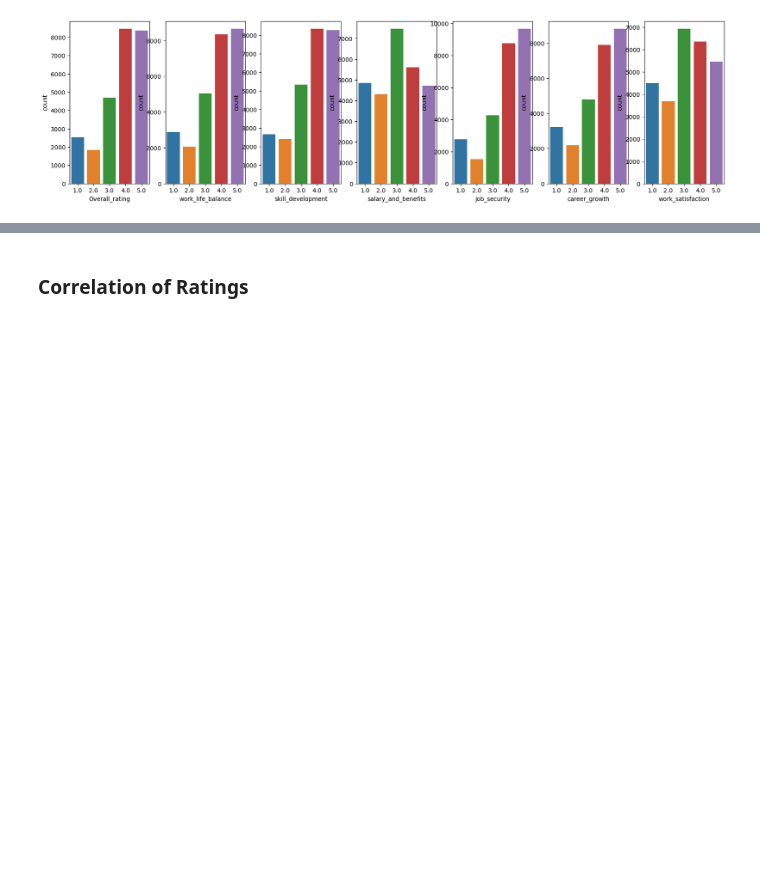
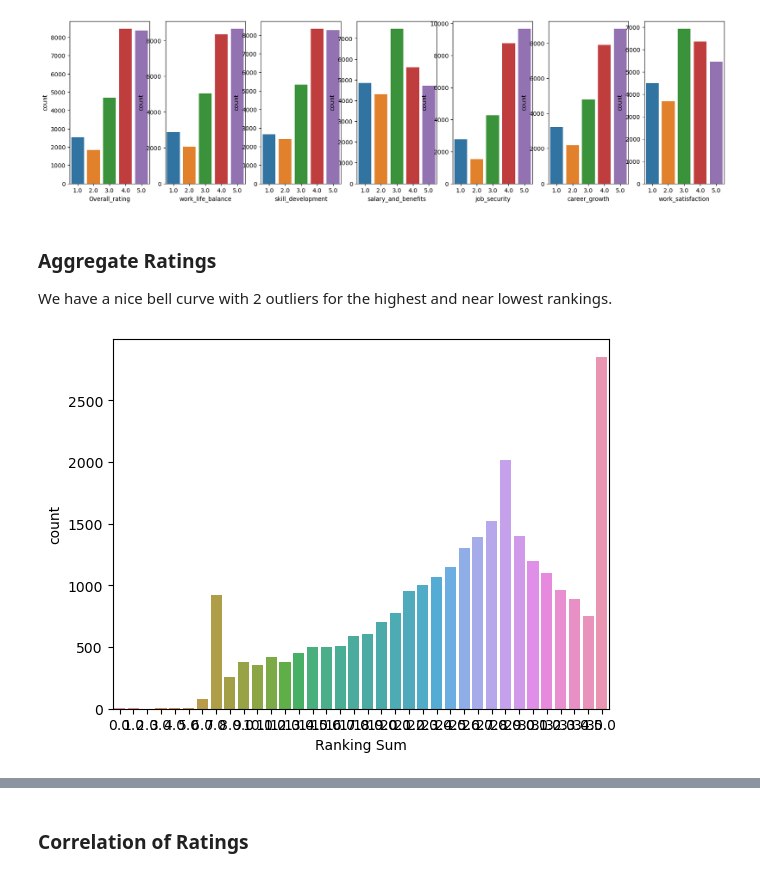
Before and after one commit to TEcjddns/UChicago_AIML_Project, a Jupyter notebook: EmployeeHappiness.ipynb, the cells around one changed output, grey strips where cells are left out. Drawn from its saved outputs; the diff is of its cells as text; code cells hidden in the pictures; blank space fills up the shorter version.

```diff
--- a/EmployeeHappiness.ipynb
+++ b/EmployeeHappiness.ipynb
@@ -129,3 +151,18 @@ for index, column in enumerate(categorical_columns):
 fig.show()
 # %% [output]
 [figure]
+# %% [markdown]
+### Aggregate Ratings
+
+We have a nice bell curve with 2 outliers for the highest and near lowest rankings.
+# %%
+import seaborn as sns
+
+categorical_columns = ['Overall_rating', 'work_life_balance', 'skill_development', 'salary_and_benefits', 'job_security', 'career_growth', 'work_satisfaction']
+
+category_total = df[categorical_columns].sum(axis=1)
+df_category_total = pd.DataFrame({'Ranking Sum': category_total})
+sns.countplot(df_category_total, x='Ranking Sum')
+fig.show()
+# %% [output]
+[figure, added]
```
Also changed, not shown: parts of 40 cells of this notebook.
